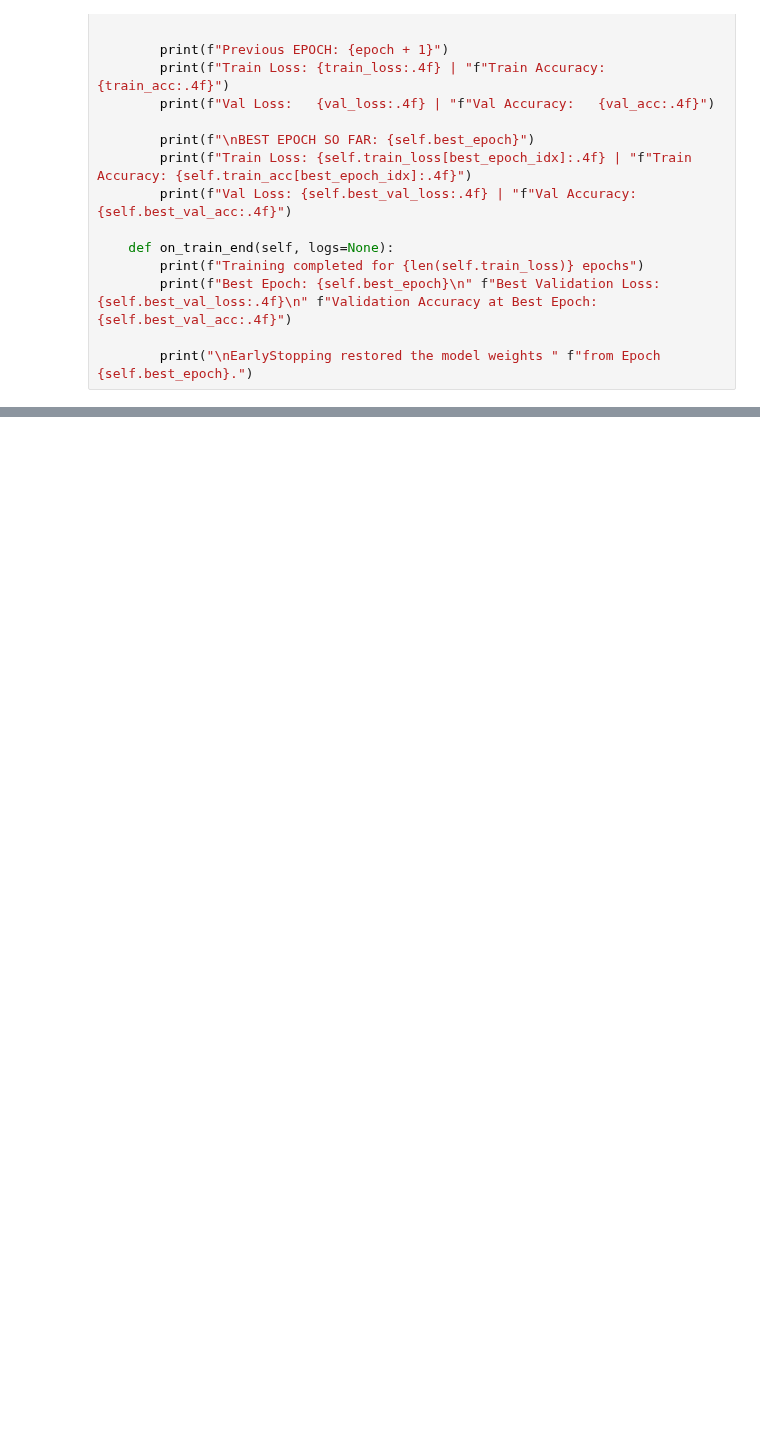
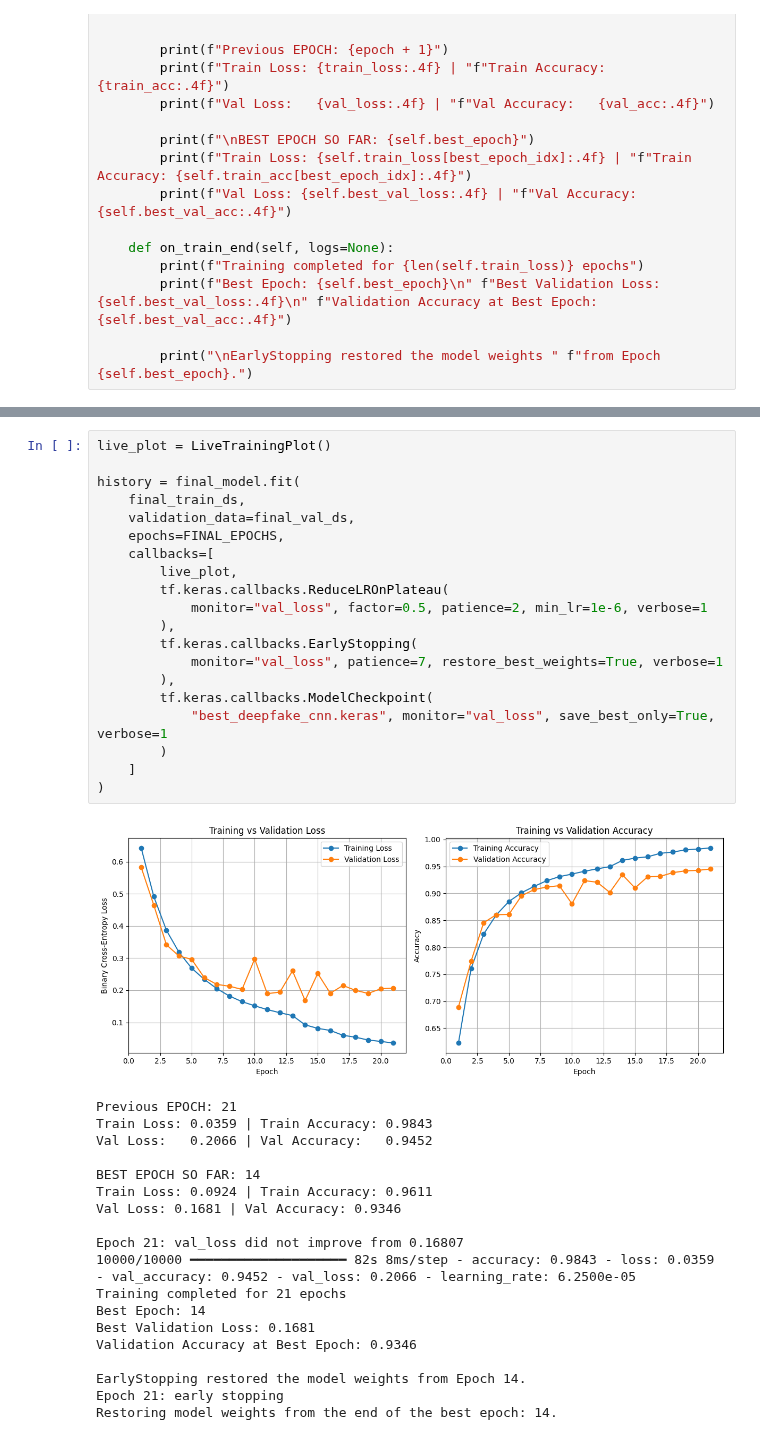
Before and after one commit to a-little-black-cat/DeepLearningProject, a Jupyter notebook: face_classif.ipynb, the cells around one changed output, grey strips where cells are left out. Saved outputs shown, nothing was run; the diff lists cells and outputs as text; blank space fills up the shorter version.

Commit message:
Trained!

```diff
--- a/face_classif.ipynb
+++ b/face_classif.ipynb
@@ -392,0 +629,40 @@ NameError: name 'history' is not defined
+# %%
+live_plot = LiveTrainingPlot()
+
+history = final_model.fit(
+    final_train_ds,
+    validation_data=final_val_ds,
+    epochs=FINAL_EPOCHS,
+    callbacks=[
+        live_plot,
+        tf.keras.callbacks.ReduceLROnPlateau(
+            monitor="val_loss", factor=0.5, patience=2, min_lr=1e-6, verbose=1
+        ),
+        tf.keras.callbacks.EarlyStopping(
+            monitor="val_loss", patience=7, restore_best_weights=True, verbose=1
+        ),
+        tf.keras.callbacks.ModelCheckpoint(
+            "best_deepfake_cnn.keras", monitor="val_loss", save_best_only=True, verbose=1
+        )
+    ]
+)
+# %% [output]
+[figure, added]
+Previous EPOCH: 21
+Train Loss: 0.0359 | Train Accuracy: 0.9843
+Val Loss:   0.2066 | Val Accuracy:   0.9452
+
+BEST EPOCH SO FAR: 14
+Train Loss: 0.0924 | Train Accuracy: 0.9611
+Val Loss: 0.1681 | Val Accuracy: 0.9346
+
+Epoch 21: val_loss did not improve from 0.16807
+10000/10000 ━━━━━━━━━━━━━━━━━━━━ 82s 8ms/step - accuracy: 0.9843 - loss: 0.0359 - val_accuracy: 0.9452 - val_loss: 0.2066 - learning_rate: 6.2500e-05
+Training completed for 21 epochs
+Best Epoch: 14
+Best Validation Loss: 0.1681
+Validation Accuracy at Best Epoch: 0.9346
+
+EarlyStopping restored the model weights from Epoch 14.
+Epoch 21: early stopping
+Restoring model weights from the end of the best epoch: 14.
```
Also changed, not shown: parts of 15 cells of this notebook.
